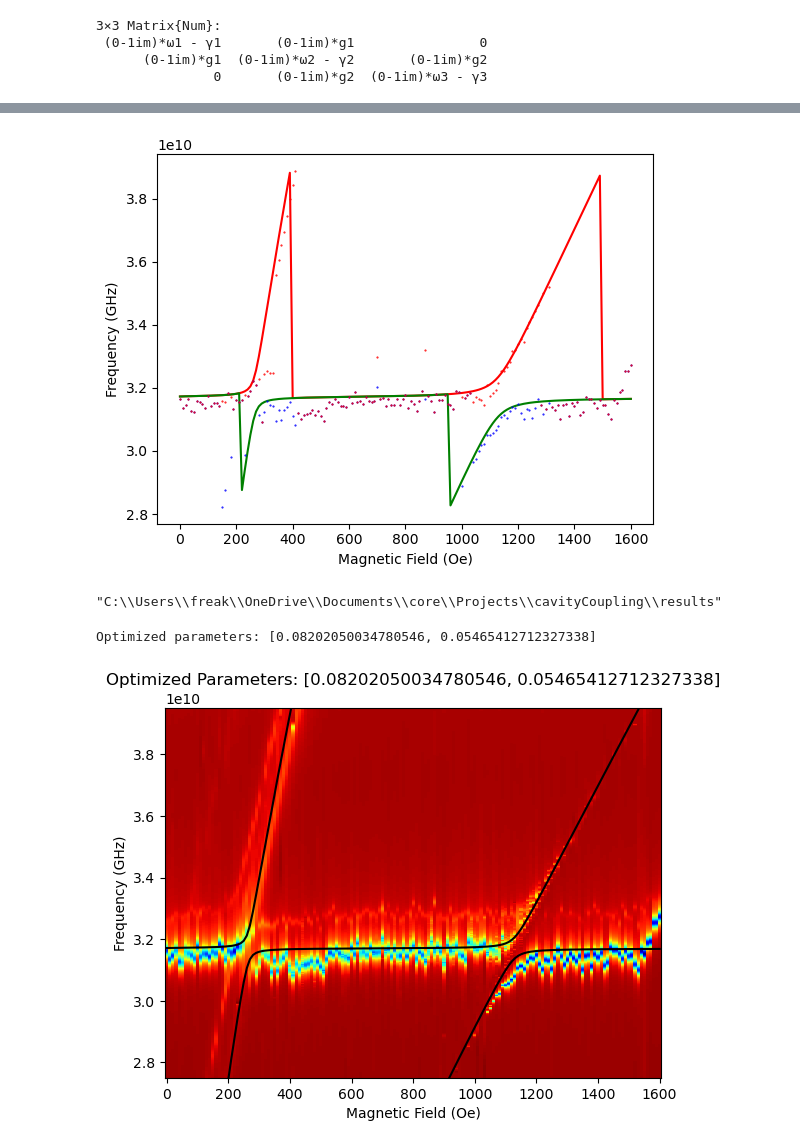
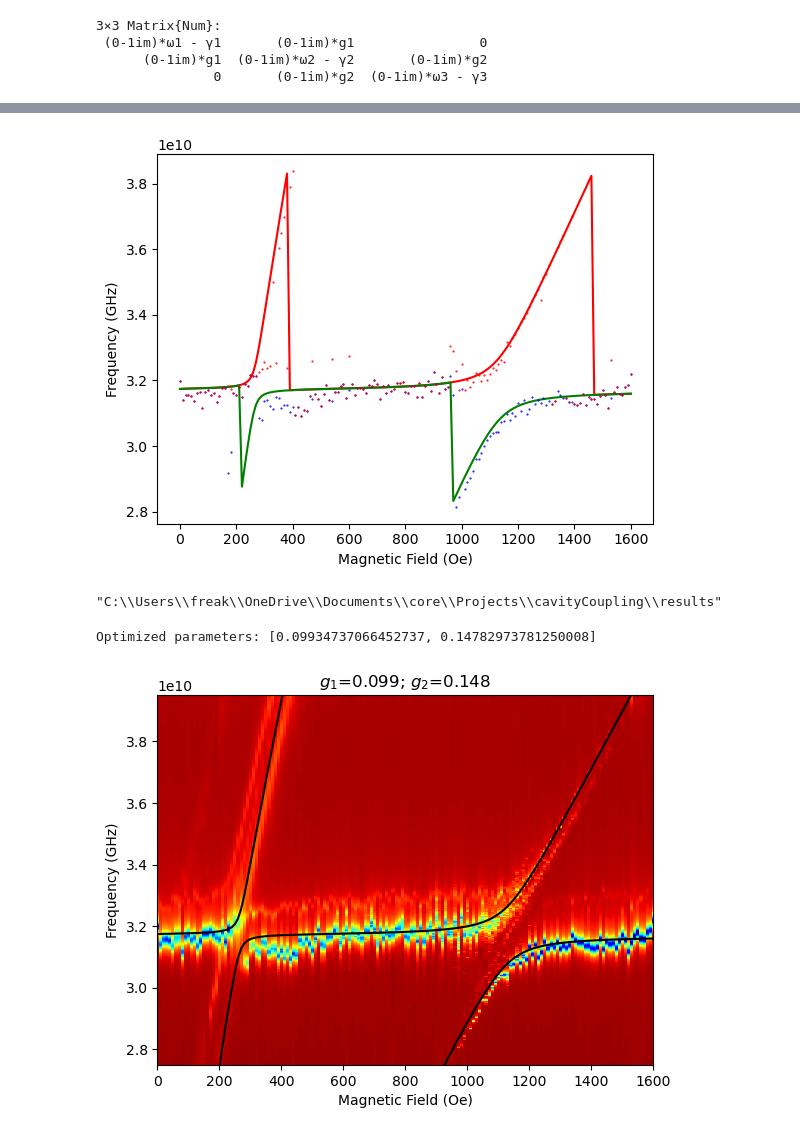
Before and after one commit to FazinHan/cavityCoupling, a Jupyter notebook: julianic.ipynb, the cells around one changed output, grey strips where cells are left out. Drawn from its saved outputs; the diff is of its cells as text; code cells hidden in the pictures.

```diff
--- a/julianic.ipynb
+++ b/julianic.ipynb
@@ -75,7 +75,7 @@ xlabel("Magnetic Field (Oe)"); ylabel("Frequency (GHz)");
 
 γ1n=3.5e-3; γ2n=0.00469; γ3n=1.4e-4;
 g1n=.1;
-g2n=.1;
+g2n=.15;
 ω2n = 3.17 * 1e10;
 ω3n = H -> y3 * (H*(H+M_3))^.5
 ω1n = H -> y1 * (H*(H+M_1))^.5
@@ -162,7 +162,7 @@ xlabel("Magnetic Field (Oe)"); ylabel("Frequency (GHz)")
 # ylim(2.5e10, 4e10)
 root = "C:\\Users\\freak\\OneDrive\\Documents\\core\\Projects\\cavityCoupling\\results"
 # %% [output]
-[figure, old version]
+[figure, new version]
 "C:\\Users\\freak\\OneDrive\\Documents\\core\\Projects\\cavityCoupling\\results"
 # %%
 using Optim
@@ -215,23 +215,27 @@ using BeepBeep
 beep(4)
 # println(coefs)
 # %% [output]
-Optimized parameters: [0.08202050034780546, 0.05465412712327338]
+Optimized parameters: [0.09934737066452737, 0.14782973781250008]
 # %%
 #Numerical calculations of dispersion spectra for case-1 (J > Γ)
+initial_params = [g1n,g2n]
 
+# occupationList = main_calc_real_part_full(Hlist,initial_params...)
 occupationList = main_calc_real_part_full(Hlist,optimized_params...)
 
 using PyPlot
 pcolormesh(Hlist, frequencies, s21, cmap=:jet)
 plot(Hlist,occupationList[:,1],"k");plot(Hlist,occupationList[:,2],"k");plot(Hlist,occupationList[:,3],"k");
 # plot(Hlist, locs[:,1], "bo", markersize=.7);plot(Hlist, locs[:,2], "bo", markersize=.7);
 xlabel("Magnetic Field (Oe)"); ylabel("Frequency (GHz)")
 
 # xlim(0.720, 0.920)
-# xlim(0, 35.920)
-title(string("Optimized Parameters: ", optimized_params))
+xlim(0, 1600)
+# title(string("\$g_1\$=", round(initial_params[1], digits=3), "; \$g_2\$=", round(initial_params[2], digits=3)))
+title(string("\$g_1\$=", round(optimized_params[1], digits=3), "; \$g_2\$=", round(optimized_params[2], digits=3)))
+# title(string("Optimized Parameters: ", optimized_params))
 ylim(2.75e10, 3.95e10)
 root = "C:\\Users\\freak\\OneDrive\\Documents\\core\\Projects\\cavityCoupling\\results\\fitted";
-savefig(joinpath(root,"$type.png"))
+# savefig(joinpath(root,"$type.png"))
 # %% [output]
-[figure, old version]
+[figure, new version]
```
Also changed, not shown: parts of 1 cell of this notebook, 17 other files.
